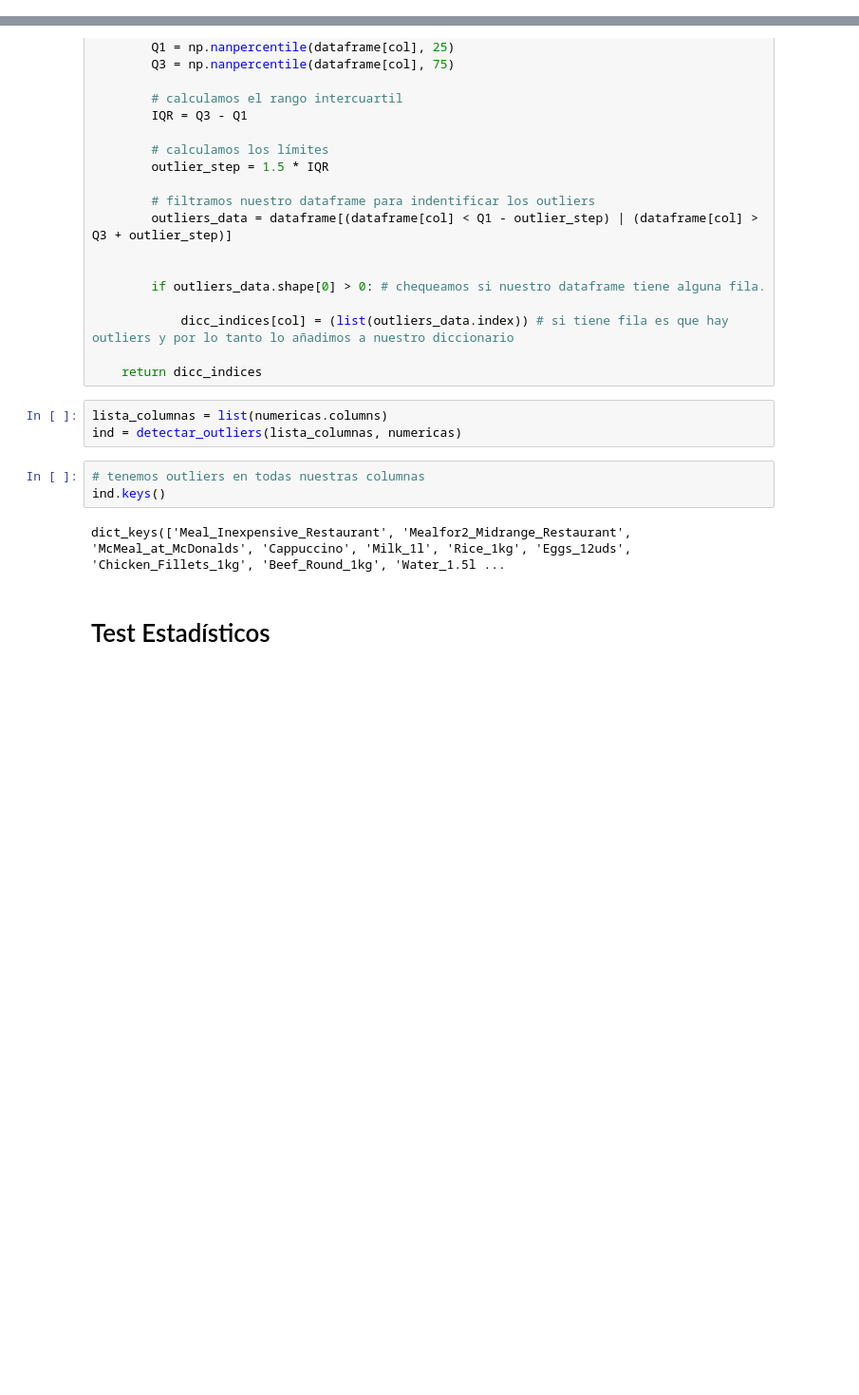
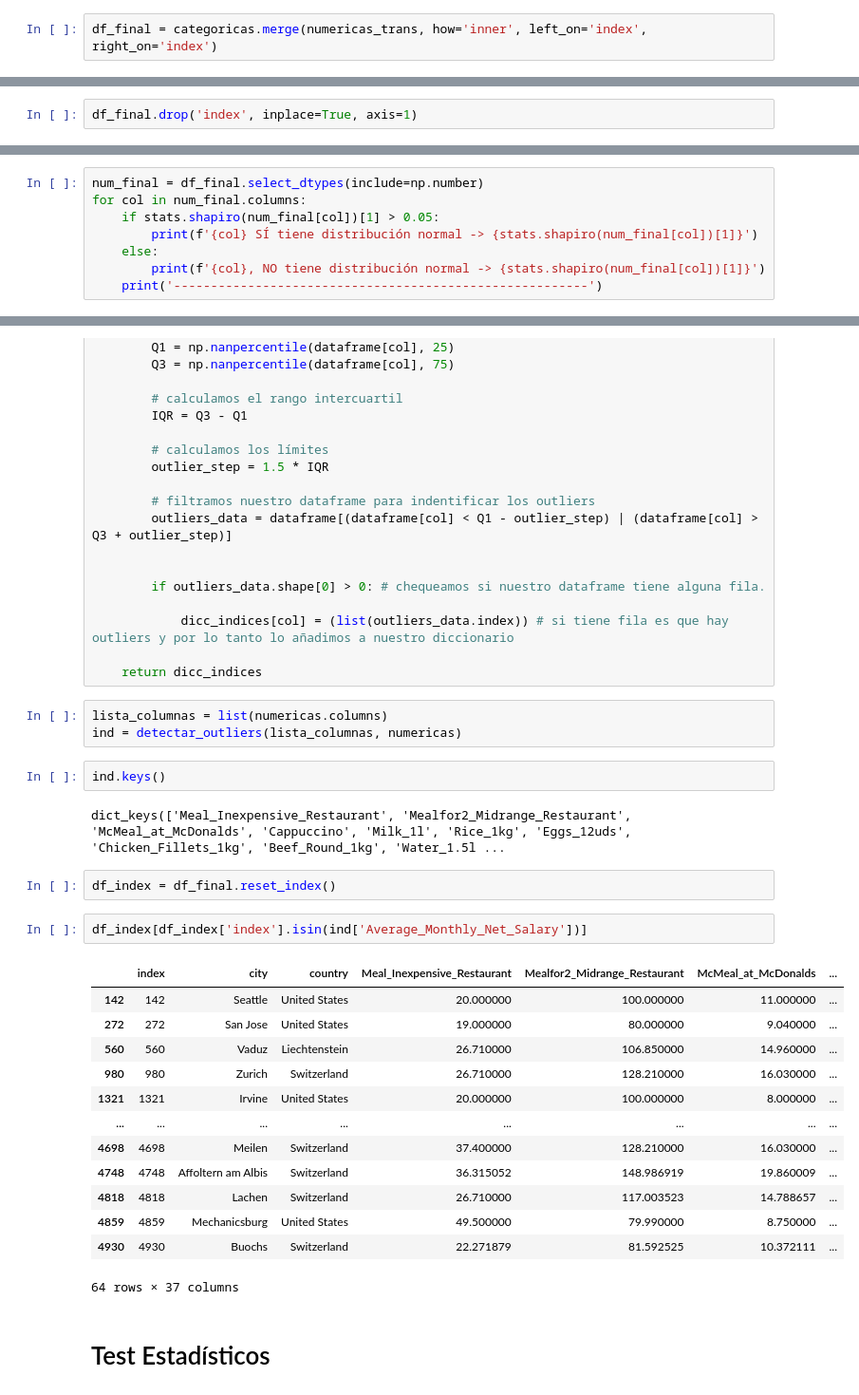
Before and after one commit to Adalab/promo-d-da-modulo1-sprint2-Paloma_Paula_Iris, a Jupyter notebook: regresion_lineal/1_intro_eda+2_test_estadisticos.ipynb, the cells around one changed output, grey strips where cells are left out. Shown at 95% size. Drawn from its saved outputs; the diff is of its cells as text; blank space fills up the shorter version.

```diff
--- a/regresion_lineal/1_intro_eda+2_test_estadisticos.ipynb
+++ b/regresion_lineal/1_intro_eda+2_test_estadisticos.ipynb
@@ -345,0 +362,2 @@ sns.histplot(numericas_trans['Wine_market'])
+# %%
+df_final = categoricas.merge(numericas_trans, how='inner', left_on='index', right_on='index')
@@ -345,0 +375,2 @@ sns.histplot(numericas_trans['Wine_market'])
+# %%
+df_final.drop('index', inplace=True, axis=1)
@@ -345,0 +380,8 @@ sns.histplot(numericas_trans['Wine_market'])
+# %%
+num_final = df_final.select_dtypes(include=np.number)
+for col in num_final.columns:
+    if stats.shapiro(num_final[col])[1] > 0.05:
+        print(f'{col} SÍ tiene distribución normal -> {stats.shapiro(num_final[col])[1]}')
+    else:
+        print(f'{col}, NO tiene distribución normal -> {stats.shapiro(num_final[col])[1]}')
+    print('--------------------------------------------------------')
@@ -373,11 +433,28 @@ def detectar_outliers(lista_columnas, dataframe):
 # %%
 lista_columnas = list(numericas.columns)
 ind = detectar_outliers(lista_columnas, numericas)
-# %%
-# tenemos outliers en todas nuestras columnas
-ind.keys()
-# %% [output]
-dict_keys(['Meal_Inexpensive_Restaurant', 'Mealfor2_Midrange_Restaurant', 'McMeal_at_McDonalds', 'Cappuccino', 'Milk_1l', 'Rice_1kg', 'Eggs_12uds', 'Chicken_Fillets_1kg', 'Beef_Round_1kg', 'Water_1.5l ...
+# %%
+ind.keys()
+# %% [output]
+dict_keys(['Meal_Inexpensive_Restaurant', 'Mealfor2_Midrange_Restaurant', 'McMeal_at_McDonalds', 'Cappuccino', 'Milk_1l', 'Rice_1kg', 'Eggs_12uds', 'Chicken_Fillets_1kg', 'Beef_Round_1kg', 'Water_1.5l ...
+# %%
+df_index = df_final.reset_index()
+# %%
+df_index[df_index['index'].isin(ind['Average_Monthly_Net_Salary'])]
+# %% [output]
+|  | index | city | country | Meal_Inexpensive_Restaurant | Mealfor2_Midrange_Restaurant | McMeal_at_McDonalds | ... |
+| 142 | 142 | Seattle | United States | 20.000000 | 100.000000 | 11.000000 | ... |
+| 272 | 272 | San Jose | United States | 19.000000 | 80.000000 | 9.040000 | ... |
+| 560 | 560 | Vaduz | Liechtenstein | 26.710000 | 106.850000 | 14.960000 | ... |
+| 980 | 980 | Zurich | Switzerland | 26.710000 | 128.210000 | 16.030000 | ... |
+| 1321 | 1321 | Irvine | United States | 20.000000 | 100.000000 | 8.000000 | ... |
+| ... | ... | ... | ... | ... | ... | ... | ... |
+| 4698 | 4698 | Meilen | Switzerland | 37.400000 | 128.210000 | 16.030000 | ... |
+| 4748 | 4748 | Affoltern am Albis | Switzerland | 36.315052 | 148.986919 | 19.860009 | ... |
+| 4818 | 4818 | Lachen | Switzerland | 26.710000 | 117.003523 | 14.788657 | ... |
+| 4859 | 4859 | Mechanicsburg | United States | 49.500000 | 79.990000 | 8.750000 | ... |
+| 4930 | 4930 | Buochs | Switzerland | 22.271879 | 81.592525 | 10.372111 | ... |
+64 rows × 37 columns
 # %% [markdown]
 # Test Estadísticos
 # %% [markdown]
```
Also changed, not shown: parts of 13 cells of this notebook, 1 other file.
